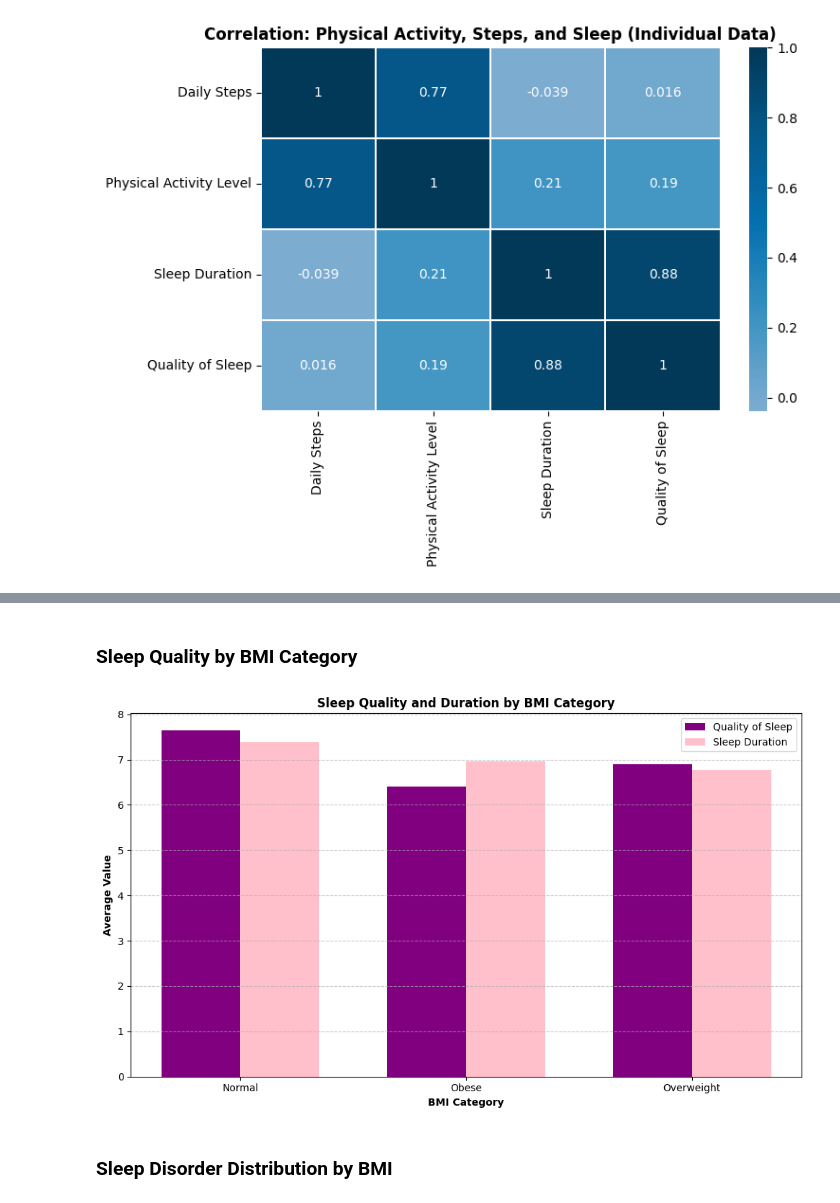
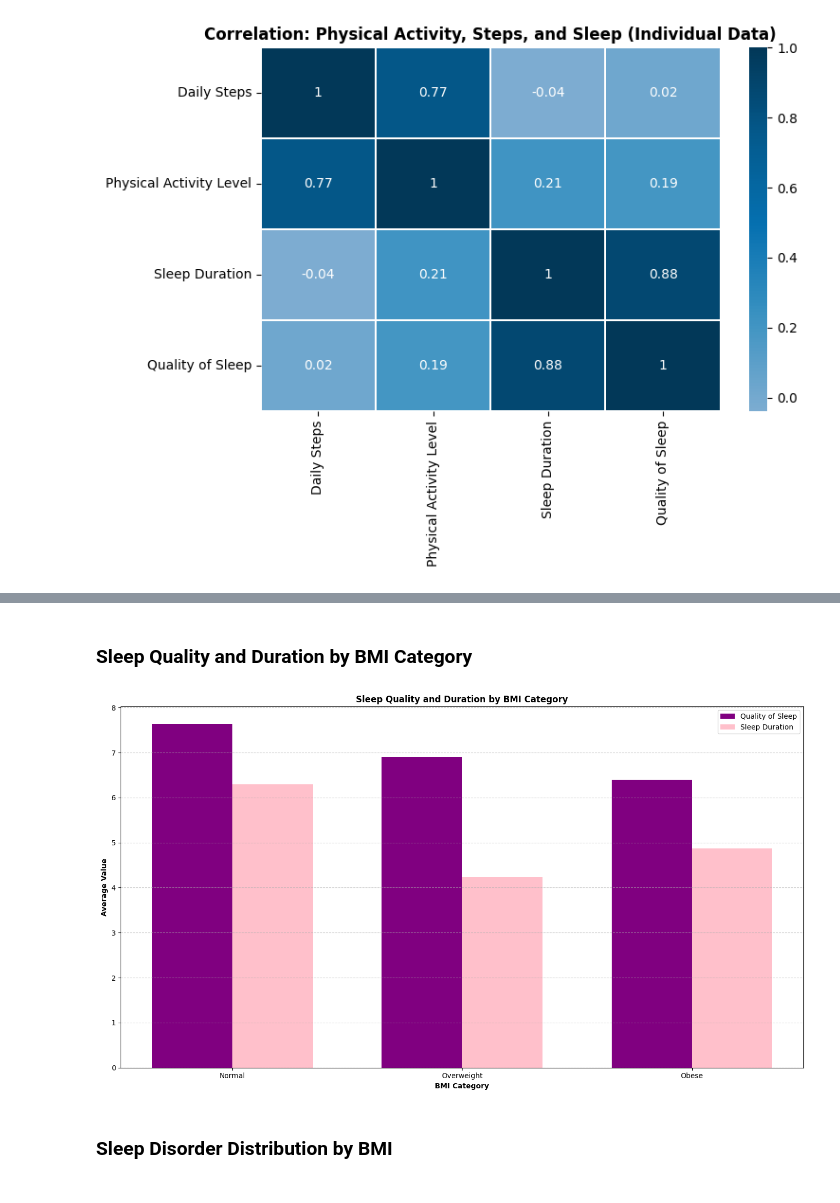
Before and after one commit to HunterTzou/DATA_110_FALL_2025, a Jupyter notebook: Tzou_Hunter_Sleep_Study.ipynb, the cells around one changed output, grey strips where cells are left out. Drawn from its saved outputs; the diff is of its cells as text; code cells hidden in the pictures.

```diff
--- a/Tzou_Hunter_Sleep_Study.ipynb
+++ b/Tzou_Hunter_Sleep_Study.ipynb
@@ -625,0 +666,13 @@ This visualization examines the relationship between BMI category, sleep quality
+# %%
+scaler = MinMaxScaler(feature_range=(1, 10))
+df_scaled = df.copy()
+
+# Scale physical activity metrics for comparison
+cols_to_scale = ['Sleep Duration']
+df_scaled[cols_to_scale] = scaler.fit_transform(df[cols_to_scale]).round(2)
+
+bmi_viz = df_scaled.groupby('BMI Category')[['Quality of Sleep', 'Sleep Duration']].mean().round(2)
+
+print("Data prepared for visualization")
+
+bmi_viz.head()
@@ -626,28 +686,28 @@ This visualization examines the relationship between BMI category, sleep quality
 # %% [markdown]
-### Sleep Quality by BMI Category
+### Sleep Quality and Duration by BMI Category
 # %%
-bmi_viz = df.groupby('BMI Category')[['Quality of Sleep', 'Sleep Duration']].mean().round(2)
+bmi_viz = bmi_viz.sort_values(by='Quality of Sleep', ascending=False)
 
-plt.figure(figsize=(10, 6))
+plt.figure(figsize=(14, 8))
 
 bar_width = 0.35
 x = range(len(bmi_viz))
 
 plt.bar([p - bar_width/2 for p in x], bmi_viz['Quality of Sleep'],
         width=bar_width, label='Quality of Sleep', color='purple')
 plt.bar([p + bar_width/2 for p in x], bmi_viz['Sleep Duration'],
         width=bar_width, label='Sleep Duration', color='pink')
 
 plt.xticks(x, bmi_viz.index)
 plt.title('Sleep Quality and Duration by BMI Category', fontweight='bold')
 plt.xlabel('BMI Category', fontweight='bold')
 plt.ylabel('Average Value', fontweight='bold')
 plt.legend()
 plt.grid(axis='y', linestyle='--', alpha=0.7)
 plt.tight_layout()
 plt.show()
 # %% [output]
-[figure, old version]
+[figure, new version]
 # %% [markdown]
 ### Sleep Disorder Distribution by BMI
 # %%
```
Also changed, not shown: parts of 22 cells of this notebook.
